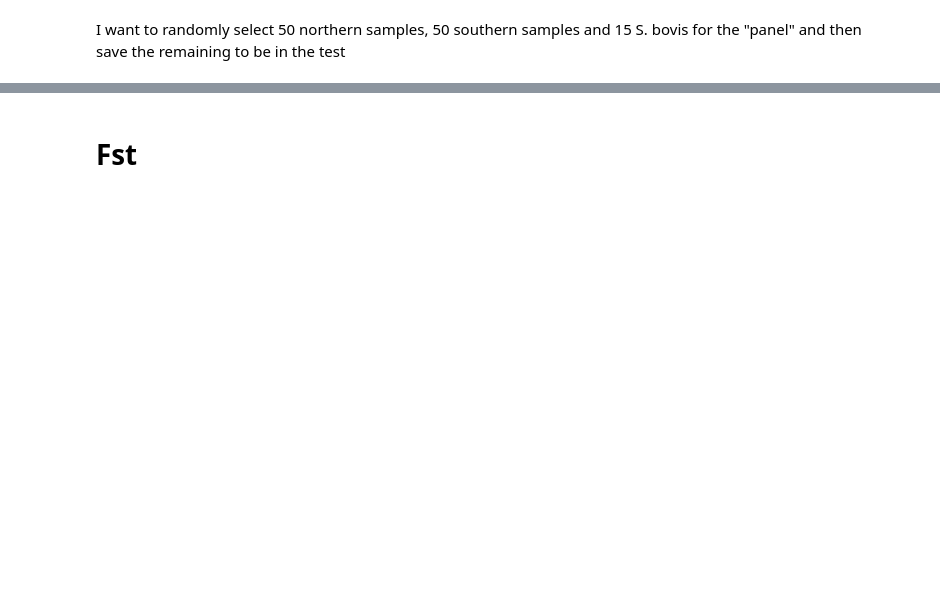
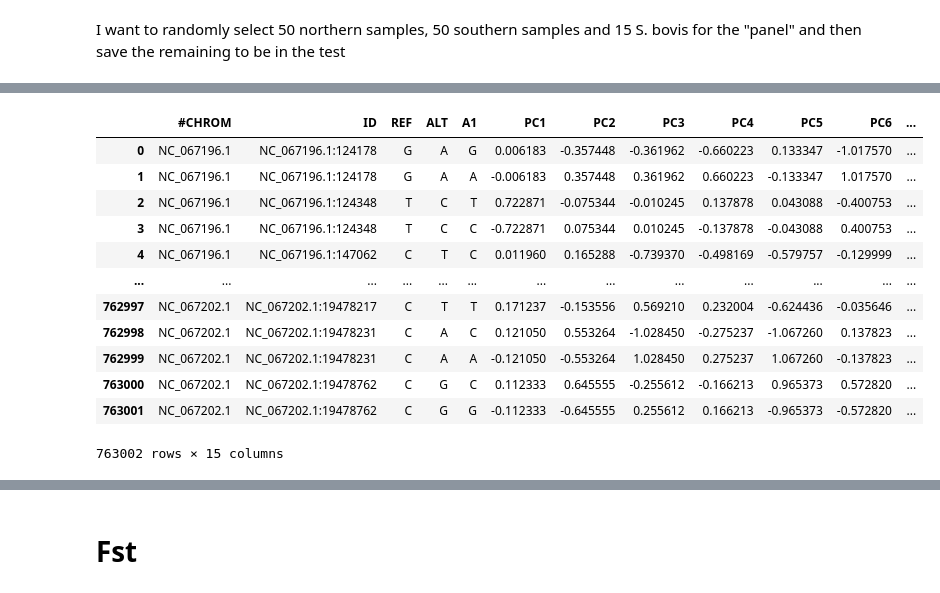
Before and after one commit to nealplatt/schisto_aim_panel, a Jupyter notebook: code/aim_panel_development.ipynb, the cells around one changed output, grey strips where cells are left out. Drawn from its saved outputs; the diff is of its cells as text; code cells hidden in the pictures; blank space fills up the shorter version.

```diff
--- a/code/aim_panel_development.ipynb
+++ b/code/aim_panel_development.ipynb
@@ -106,0 +233,17 @@ conda run -n popgen --live-stream vcftools --vcf scan_snvs.ld.vcf --not-chr NC_0
+# %%
+load_df = pd.read_csv("pca.eigenvec.allele", sep="\t", header=0)
+load_df
+# %% [output]
+|  | #CHROM | ID | REF | ALT | A1 | PC1 | PC2 | PC3 | PC4 | PC5 | PC6 | ... |
+| 0 | NC_067196.1 | NC_067196.1:124178 | G | A | G | 0.006183 | -0.357448 | -0.361962 | -0.660223 | 0.133347 | -1.017570 | ... |
+| 1 | NC_067196.1 | NC_067196.1:124178 | G | A | A | -0.006183 | 0.357448 | 0.361962 | 0.660223 | -0.133347 | 1.017570 | ... |
+| 2 | NC_067196.1 | NC_067196.1:124348 | T | C | T | 0.722871 | -0.075344 | -0.010245 | 0.137878 | 0.043088 | -0.400753 | ... |
+| 3 | NC_067196.1 | NC_067196.1:124348 | T | C | C | -0.722871 | 0.075344 | 0.010245 | -0.137878 | -0.043088 | 0.400753 | ... |
+| 4 | NC_067196.1 | NC_067196.1:147062 | C | T | C | 0.011960 | 0.165288 | -0.739370 | -0.498169 | -0.579757 | -0.129999 | ... |
+| ... | ... | ... | ... | ... | ... | ... | ... | ... | ... | ... | ... | ... |
+| 762997 | NC_067202.1 | NC_067202.1:19478217 | C | T | T | 0.171237 | -0.153556 | 0.569210 | 0.232004 | -0.624436 | -0.035646 | ... |
+| 762998 | NC_067202.1 | NC_067202.1:19478231 | C | A | C | 0.121050 | 0.553264 | -1.028450 | -0.275237 | -1.067260 | 0.137823 | ... |
+| 762999 | NC_067202.1 | NC_067202.1:19478231 | C | A | A | -0.121050 | -0.553264 | 1.028450 | 0.275237 | 1.067260 | -0.137823 | ... |
+| 763000 | NC_067202.1 | NC_067202.1:19478762 | C | G | C | 0.112333 | 0.645555 | -0.255612 | -0.166213 | 0.965373 | 0.572820 | ... |
+| 763001 | NC_067202.1 | NC_067202.1:19478762 | C | G | G | -0.112333 | -0.645555 | 0.255612 | 0.166213 | -0.965373 | -0.572820 | ... |
+763002 rows × 15 columns
```
Also changed, not shown: parts of 58 cells of this notebook, 2 other files.
